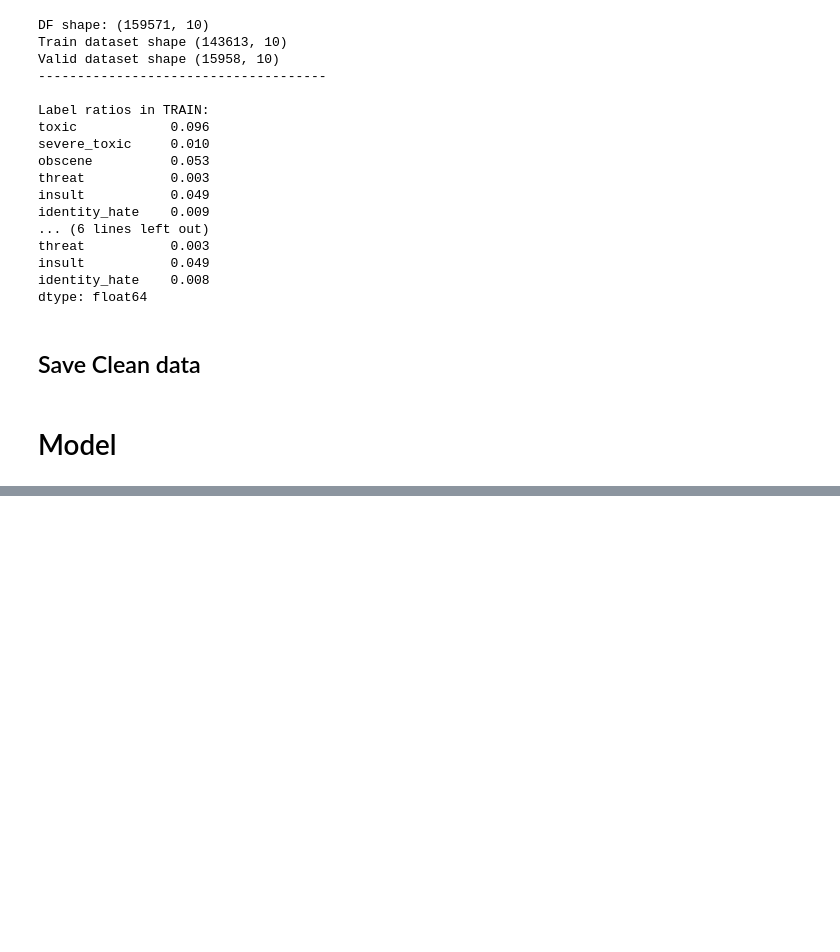
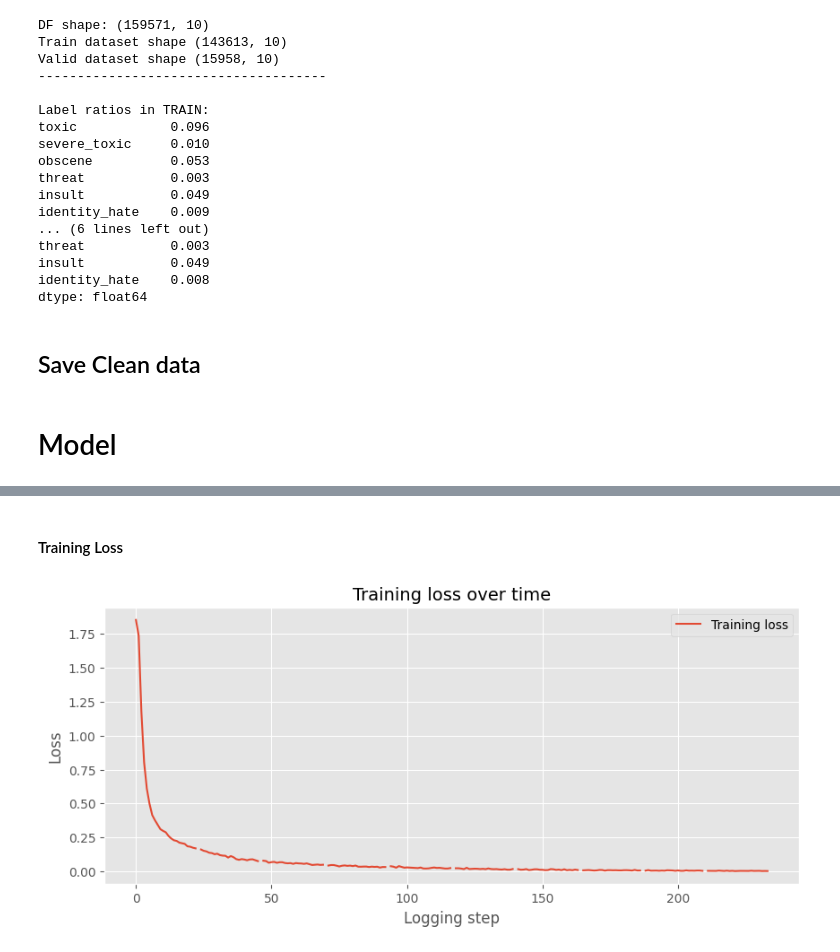
Before and after one commit to Nathan2BLK/2025_DSTI_DeepLearning_Project, a Jupyter notebook: toxicity_final.ipynb, the cells around one changed output, grey strips where cells are left out. Saved outputs shown, nothing was run; the diff lists cells and outputs as text; code cells hidden in the pictures; blank space fills up the shorter version.

```diff
--- a/toxicity_final.ipynb
+++ b/toxicity_final.ipynb
@@ -536,0 +994,16 @@ valid_df.to_csv(valid_path_csv, index=False)
+# %%
+def compute_metrics(eval_pred):
+    logits, labels = eval_pred
+    logits = torch.tensor(logits)
+    labels = torch.tensor(labels)
+
+    probs = torch.sigmoid(logits).cpu().numpy()
+    preds = (probs >= 0.5).astype(int)
+
+    micro_f1 = f1_score(labels, preds, average="micro", zero_division=0)
+    macro_f1 = f1_score(labels, preds, average="macro", zero_division=0)
+
+    return {
+        "f1_micro": micro_f1,
+        "f1_macro": macro_f1,
+    }
@@ -536,0 +1102,5 @@ valid_df.to_csv(valid_path_csv, index=False)
+# %%
+train_result = trainer.train()
+trainer.save_model(output_dir)
+
+print("Training finished.")
@@ -536,0 +1174,18 @@ valid_df.to_csv(valid_path_csv, index=False)
+# %% [markdown]
+#### Training Loss
+# %%
+train_logs = pd.DataFrame(trainer.state.log_history)
+
+if "loss" in train_logs:
+    plt.figure(figsize=(10,4))
+    plt.plot(train_logs["loss"], label="Training loss")
+    plt.title("Training loss over time")
+    plt.xlabel("Logging step")
+    plt.ylabel("Loss")
+    plt.legend()
+    plt.grid(True)
+    plt.show()
+else:
+    print("No step-level training logs found.")
+# %% [output]
+[figure, added]
```
Also changed, not shown: parts of 70 cells of this notebook.
